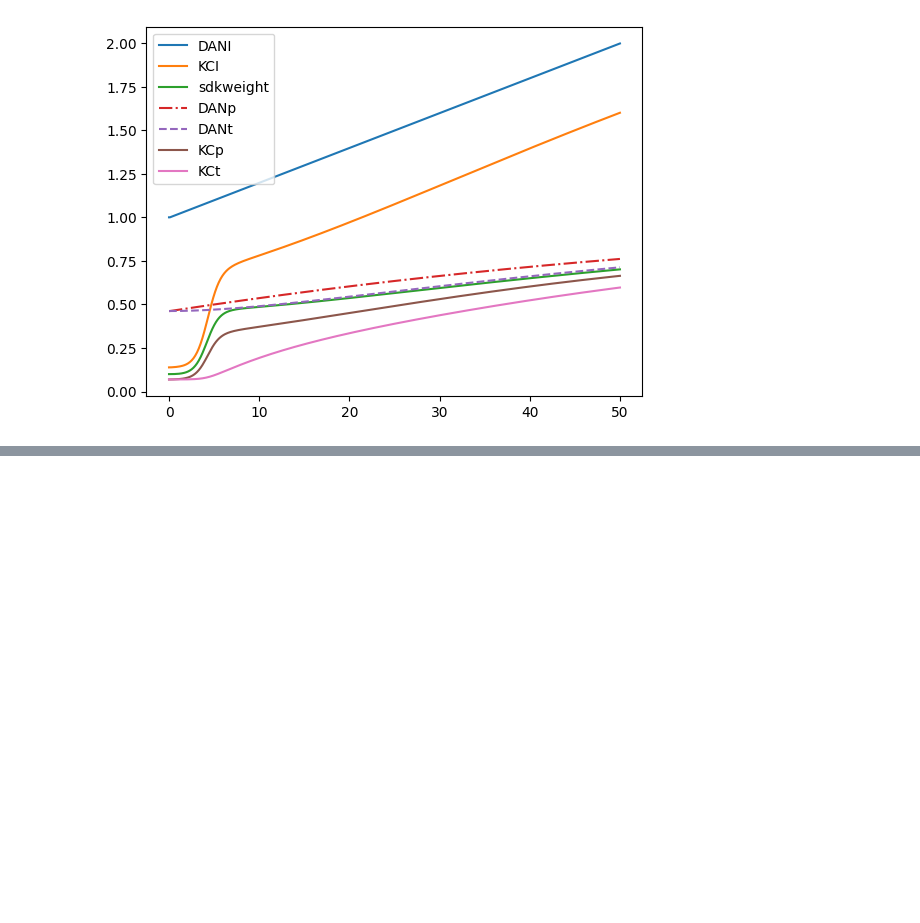
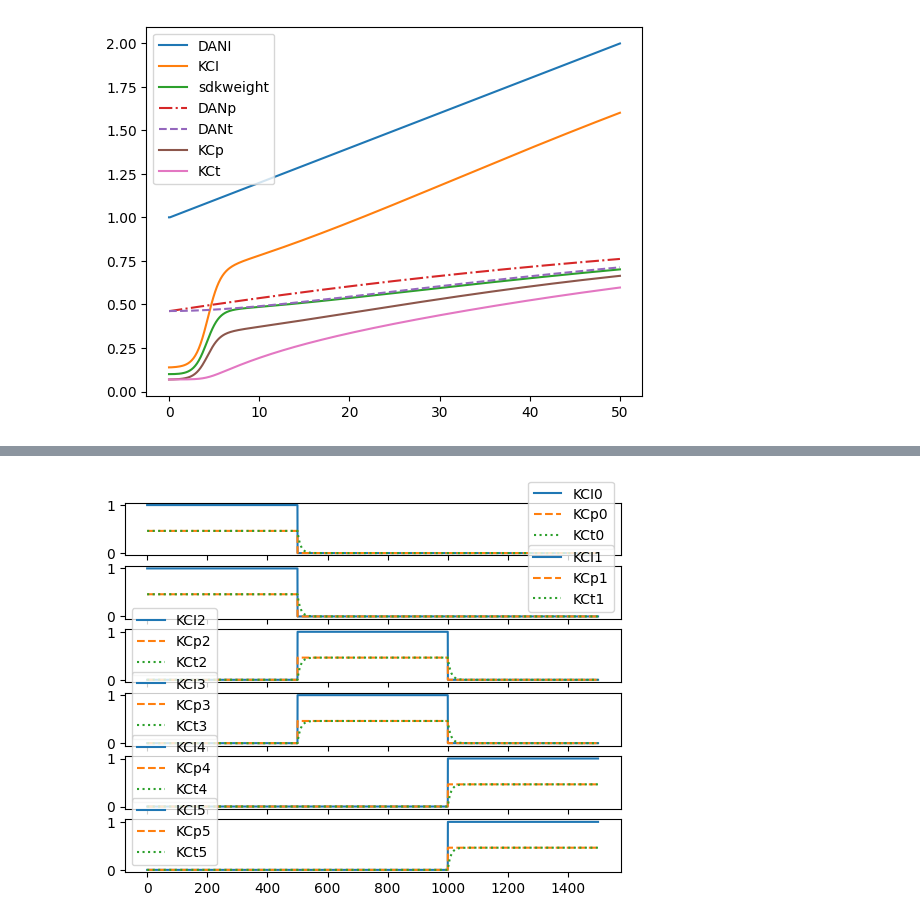
Before and after one commit to wq-win/KMD_model, a Jupyter notebook: KMDSimplified/remodeltwo.ipynb, the cells around one changed output, grey strips where cells are left out. Saved outputs shown, nothing was run; the diff lists cells and outputs as text; code cells hidden in the pictures; blank space fills up the shorter version.

```diff
--- a/KMDSimplified/remodeltwo.ipynb
+++ b/KMDSimplified/remodeltwo.ipynb
@@ -332,8 +337,8 @@ class SynapseKD(Synapse):
         Dw = (np.matmul(self.beta * np.tile(self.postPotential, self.postNum), (self.alpha * delta.T - w)) * self.reward) / self.tau
         return Dw
 
-    def step(self, dt, preI, inputs=0):
-        return super().step(dt, preI, inputs)
+    def step(self, dt, preI, postI=None, inputs=0):
+        return super().step(dt, preI, postI, inputs)
 
     def update(self):
         self.preNeuron.trajectory = self.preTrajectorynew
@@ -396,8 +401,8 @@ class SynapseDK(Synapse):
         Dw = (np.matmul(self.beta * np.tile(delta, self.postNum), (self.alpha * self.preTrajectory.T - w)) * self.reward) / self.tau
         return Dw
 
-    def step(self, dt, preI, inputs=0):
-        return super().step(dt, preI, inputs)
+    def step(self, dt, preI, postI=None, inputs=0):
+        return super().step(dt, preI, postI, inputs)
 
     def update(self):
         self.postNeuron.trajectory = self.postTrajectorynew
@@ -450,10 +457,11 @@ plt.show()
 # %%
 numKC, numMBON, numDAN = 6, 3, 3
-stepNum = 1500
+stepNum = 15000
 start = 0
 dt = .1
 end = start + stepNum * dt
 t = np.linspace(start, end, stepNum)
+print(end)
 def myplot(t, listarray, label, linestyle='-'):
     plt.plot(t,listarray, label=label, linestyle=linestyle)
     plt.legend()
@@ -459,0 +470,79 @@ def myplot(t, listarray, label, linestyle='-'):
+# %%
+# 测试KM收敛
+print('dt:', dt)
+initWeightKM = np.zeros([numMBON,numKC])
+IKC = np.array([1,1,0,0,0,0]).reshape(numKC,1)
+KC = Neuron(numKC, IKC, dt=dt)
+IMBON = np.array([1,0,0]).reshape(numMBON,1)
+MBON = Neuron(numMBON, IMBON, dt=dt)
+skm = SynapseKM(KC, MBON, initWeightKM, reward=1,dt=dt)
+
+skmweight,skdweight,sdkweight=[],[],[]
+KCp,KCt,DANp,DANt,MBONp,MBONt = [],[],[],[],[],[]
+KCI,DANI,MBONI = [],[],[]
+for i in t:
+    if i < end/3:
+        IKC = np.array([1,1,0,0,0,0]).reshape(numKC,1)
+        IMBON = np.array([1,0,0]).reshape(numMBON,1)
+    elif end/3 <= i < end/3 * 2:
+        IKC = np.array([0,0,1,1,0,0]).reshape(numKC,1)
+        IMBON = np.array([0,1,0]).reshape(numMBON,1)
+    else:
+        IKC = np.array([0,0,0,0,1,1]).reshape(numKC,1)
+        IMBON = np.array([0,0,1]).reshape(numMBON,1)
+
+    KCI.append(skm.preI)
+    MBONI.append(skm.postI)
+    KCp.append(skm.prePotential)
+    KCt.append(skm.preTrajectory)
+    MBONp.append(skm.postPotential)
+    MBONt.append(skm.postTrajectory)
+    KMWeight = skm.step(dt,IKC,IMBON)
+    skm.update()
+    skmweight.append(KMWeight)
+
+print(skmweight[0][0][0])
+print(skmweight[1][0][0])
+print(skmweight[2][0][0])
+# linstylelist = ['-',':','-.','--']
+# plt.figure()
+KCI = np.array(KCI)
+KCp = np.array(KCp)
+KCt = np.array(KCt)
+for i in range(numKC):
+    plt.subplot(numKC,1,i+1)
+    myplot(t,KCI[:,i,0],label='KCI'+str(i),)
+    myplot(t,KCp[:,i,0],label='KCp'+str(i),linestyle='--')
+    myplot(t,KCt[:,i,0],label='KCt'+str(i),linestyle=':')
+plt.show()
+
+MBONI = np.array(MBONI)
+MBONp = np.array(MBONp)
+MBONt = np.array(MBONt)
+for i in range(numMBON):
+    plt.subplot(numMBON,1,i+1)
+    myplot(t,MBONI[:,i,0],label='MBONI'+str(i))
+    myplot(t,MBONp[:,i,0],label='MBONp'+str(i))
+    myplot(t,MBONt[:,i,0],label='MBONt'+str(i))
+plt.show()
+
+skmweight = np.array(skmweight)
+for j in range(numMBON):
+    for i in range(numKC):
+        plt.subplot(numMBON,numKC,j*numKC+i+1)
+        myplot(t,skmweight[:,j,i],label='skm'+str(j)+str(i))
+plt.show()
+
+for i in range(numKC):
+    plt.subplot(numKC,1,i+1)
+    myplot(t,skmweight[:,0,i],label='skm'+str(0)+str(i))
+plt.show()
+for i in range(numKC):
+    plt.subplot(numKC,1,i+1)
+    myplot(t,skmweight[:,1,i],label='skm'+str(0)+str(i))
+plt.show()
+for i in range(numKC):
+    plt.subplot(numKC,1,i+1)
+    myplot(t,skmweight[:,2,i],label='skm'+str(0)+str(i))
+plt.show()
+# %% [output]
@@ -459,0 +553 @@ def myplot(t, listarray, label, linestyle='-'):
+[figure, added]
```
Also changed, not shown: parts of 12 cells of this notebook.
